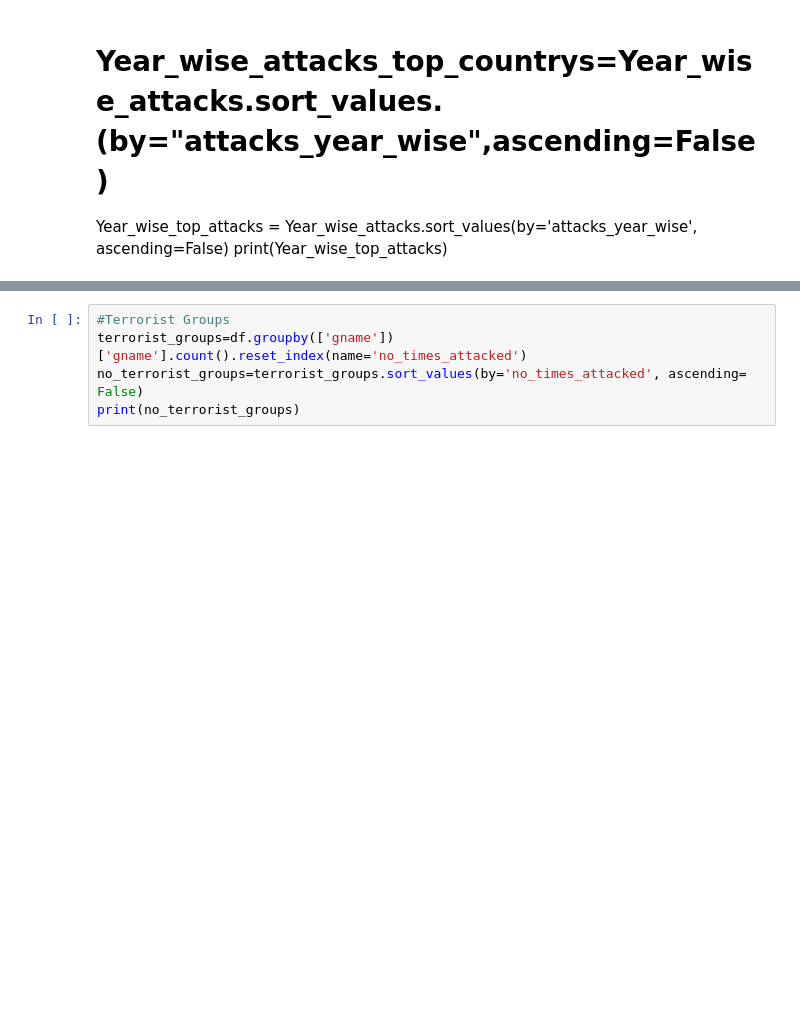
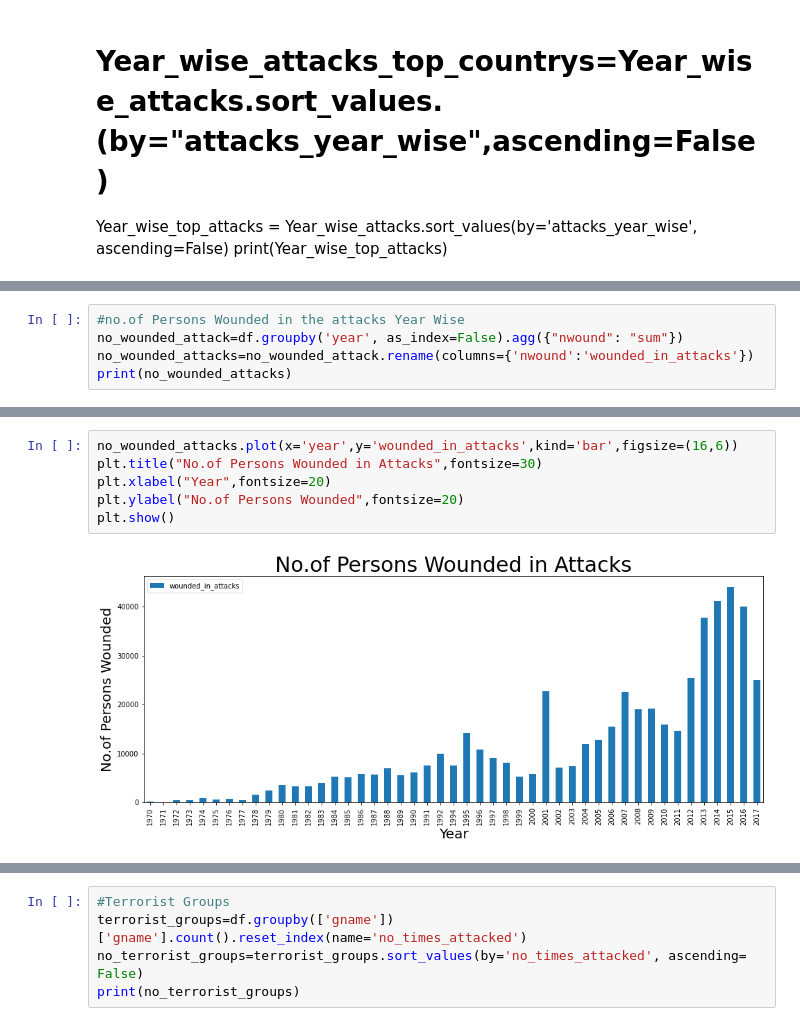
Before and after one commit to khairun0228/capstone_alma, a Jupyter notebook: Global_Terrorism_Analysis_Capstone_Project.ipynb, the cells around one changed output, grey strips where cells are left out. Drawn from its saved outputs; the diff is of its cells as text; blank space fills up the shorter version.

```diff
--- a/Global_Terrorism_Analysis_Capstone_Project.ipynb
+++ b/Global_Terrorism_Analysis_Capstone_Project.ipynb
@@ -201,0 +305,5 @@ plt.show()
+# %%
+#no.of Persons Wounded in the attacks Year Wise
+no_wounded_attack=df.groupby('year', as_index=False).agg({"nwound": "sum"})
+no_wounded_attacks=no_wounded_attack.rename(columns={'nwound':'wounded_in_attacks'})
+print(no_wounded_attacks)
@@ -202,3 +328,11 @@ plt.show()
+# %%
+no_wounded_attacks.plot(x='year',y='wounded_in_attacks',kind='bar',figsize=(16,6))
+plt.title("No.of Persons Wounded in Attacks",fontsize=30)
+plt.xlabel("Year",fontsize=20)
+plt.ylabel("No.of Persons Wounded",fontsize=20)
+plt.show()
+# %% [output]
+[figure, added]
 # %%
 #AttackType
 attack_type= df.groupby(['attacktype'])['attacktype'].count().reset_index(name='num_attacks')
```
Also changed, not shown: parts of 35 cells of this notebook.
